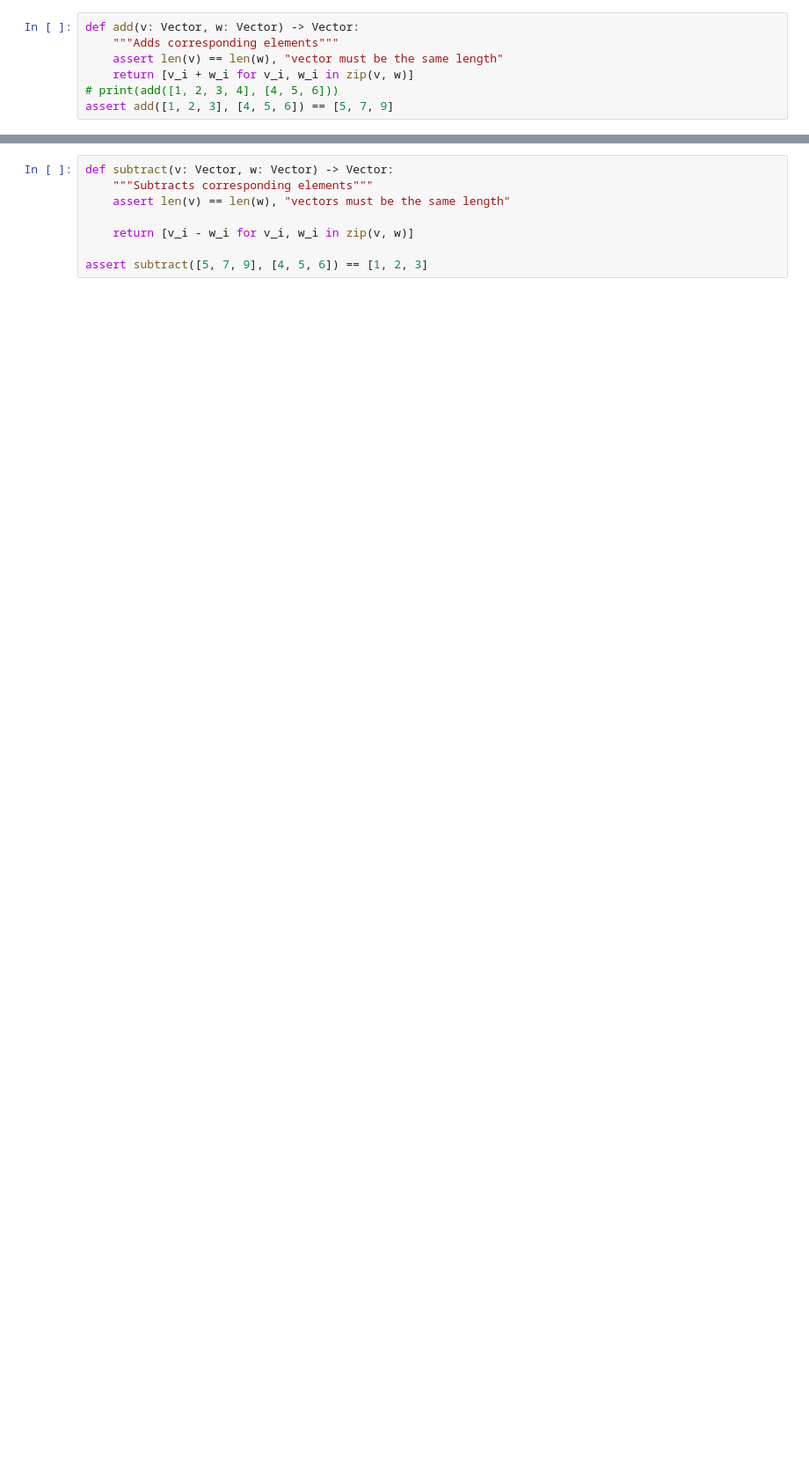
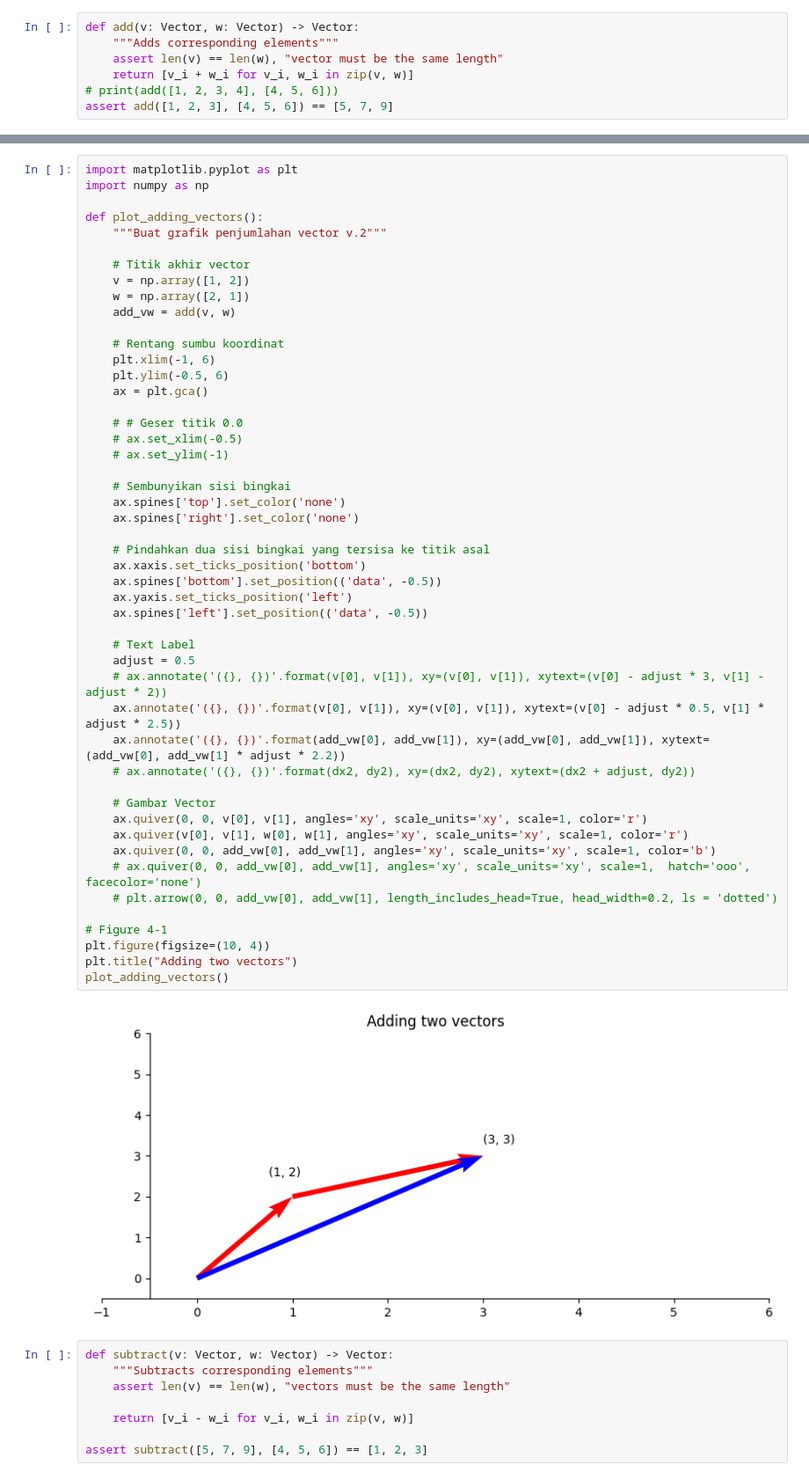
Before and after one commit to arityo182/Data-science-from-scratch, a Jupyter notebook: file ipynb/Chapter_4.ipynb, the cells around one changed output, grey strips where cells are left out. Shown at 88% size. Saved outputs shown, nothing was run; the diff lists cells and outputs as text; blank space fills up the shorter version.

```diff
--- a/file ipynb/Chapter_4.ipynb
+++ b/file ipynb/Chapter_4.ipynb
@@ -23,3 +74,54 @@ assert add([1, 2, 3], [4, 5, 6]) == [5, 7, 9]
+# %%
+import matplotlib.pyplot as plt
+import numpy as np
+
+def plot_adding_vectors():
+    """Buat grafik penjumlahan vector v.2"""
+
+    # Titik akhir vector
+    v = np.array([1, 2])
+    w = np.array([2, 1])
+    add_vw = add(v, w)
+
+    # Rentang sumbu koordinat
+    plt.xlim(-1, 6)
+    plt.ylim(-0.5, 6)
+    ax = plt.gca()
+
+    # # Geser titik 0.0
+    # ax.set_xlim(-0.5)
+    # ax.set_ylim(-1)
+
+    # Sembunyikan sisi bingkai
+    ax.spines['top'].set_color('none')
+    ax.spines['right'].set_color('none')
+
+    # Pindahkan dua sisi bingkai yang tersisa ke titik asal
+    ax.xaxis.set_ticks_position('bottom')
+    ax.spines['bottom'].set_position(('data', -0.5))
+    ax.yaxis.set_ticks_position('left')
+    ax.spines['left'].set_position(('data', -0.5))
+
+    # Text Label
+    adjust = 0.5
+    # ax.annotate('({}, {})'.format(v[0], v[1]), xy=(v[0], v[1]), xytext=(v[0] - adjust * 3, v[1] - adjust * 2))
+    ax.annotate('({}, {})'.format(v[0], v[1]), xy=(v[0], v[1]), xytext=(v[0] - adjust * 0.5, v[1] * adjust * 2.5))
+    ax.annotate('({}, {})'.format(add_vw[0], add_vw[1]), xy=(add_vw[0], add_vw[1]), xytext=(add_vw[0], add_vw[1] * adjust * 2.2))
+    # ax.annotate('({}, {})'.format(dx2, dy2), xy=(dx2, dy2), xytext=(dx2 + adjust, dy2))
+
+    # Gambar Vector
+    ax.quiver(0, 0, v[0], v[1], angles='xy', scale_units='xy', scale=1, color='r')
+    ax.quiver(v[0], v[1], w[0], w[1], angles='xy', scale_units='xy', scale=1, color='r')
+    ax.quiver(0, 0, add_vw[0], add_vw[1], angles='xy', scale_units='xy', scale=1, color='b')
+    # ax.quiver(0, 0, add_vw[0], add_vw[1], angles='xy', scale_units='xy', scale=1,  hatch='ooo', facecolor='none')
+    # plt.arrow(0, 0, add_vw[0], add_vw[1], length_includes_head=True, head_width=0.2, ls = 'dotted')
+
+# Figure 4-1
+plt.figure(figsize=(10, 4))
+plt.title("Adding two vectors")
+plot_adding_vectors()
+# %% [output]
+[figure, added]
 # %%
 def subtract(v: Vector, w: Vector) -> Vector:
     """Subtracts corresponding elements"""
```
Also changed, not shown: parts of 3 cells of this notebook, 17 other files.
